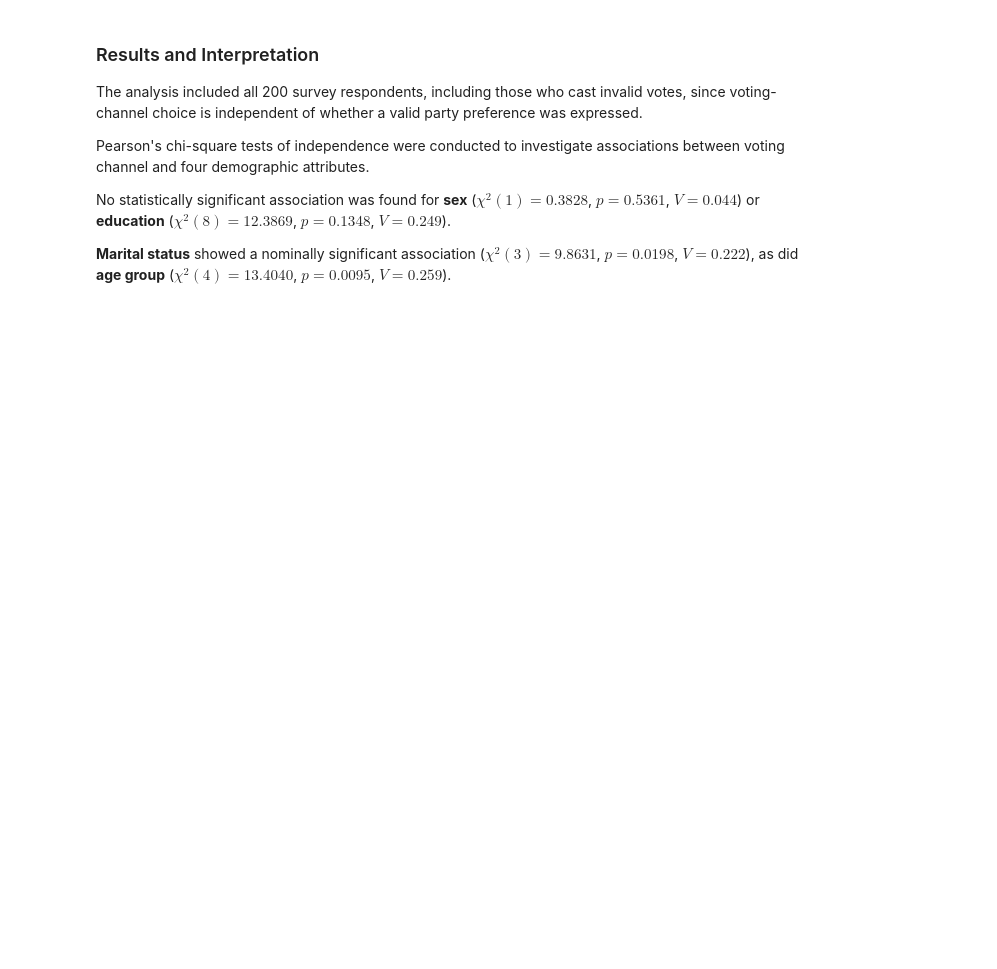
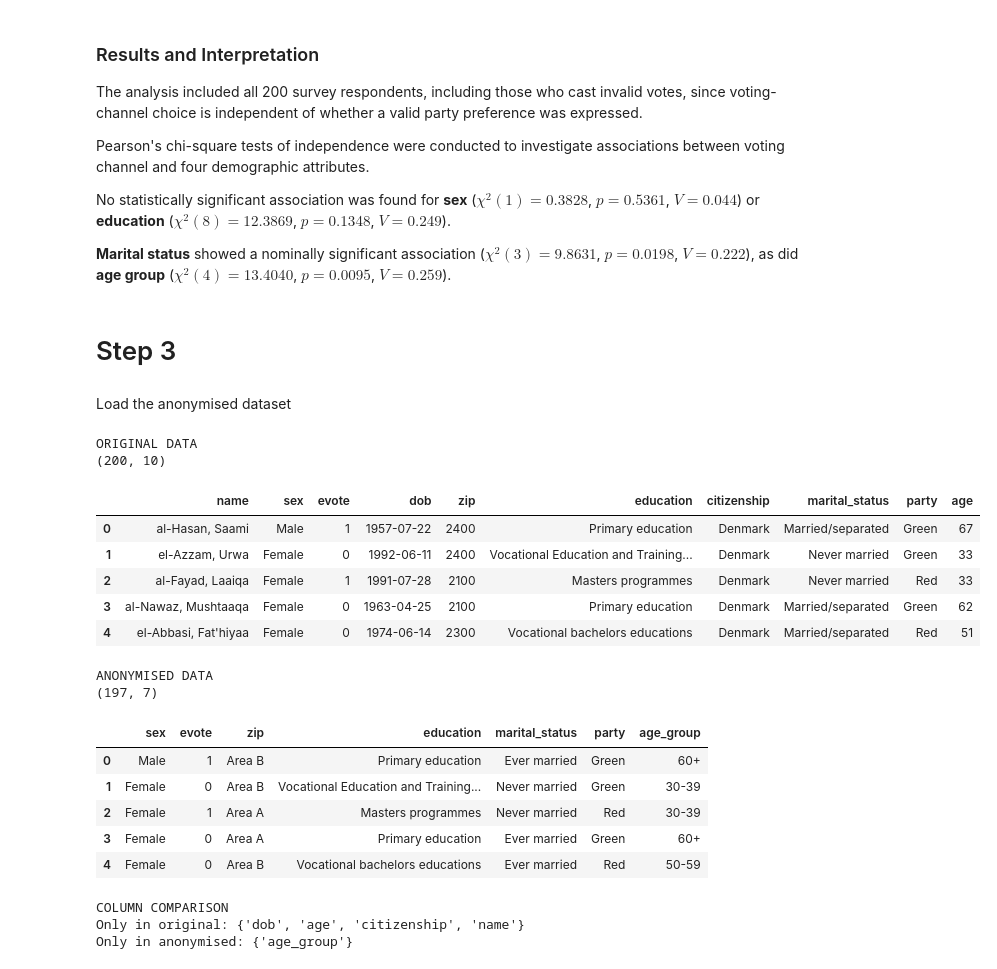
Before and after one commit to askeneye/SecurityPrivacy_FinalProject, a Jupyter notebook: notebooks/eda_analysis.ipynb, the cells around one changed output. Cells and saved outputs as stored; diff of their text form; code cells hidden in the pictures; blank space fills up the shorter version.

Commit message:
Finished step 3

```diff
--- a/notebooks/eda_analysis.ipynb
+++ b/notebooks/eda_analysis.ipynb
@@ -1188,3 +1177,46 @@ Pearson's chi-square tests of independence were conducted to investigate associa
 No statistically significant association was found for **sex** ($\chi^2(1)=0.3828$, $p=0.5361$, $V=0.044$) or **education** ($\chi^2(8)=12.3869$, $p=0.1348$, $V=0.249$).
 
 **Marital status** showed a nominally significant association ($\chi^2(3)=9.8631$, $p=0.0198$, $V=0.222$), as did **age group** ($\chi^2(4)=13.4040$, $p=0.0095$, $V=0.259$).
+# %% [markdown]
+# Step 3
+# %% [markdown]
+Load the anonymised dataset
+# %%
+# Inspect what changed from the privatised data to the anonymized data.
+
+print("ORIGINAL DATA")
+print(private_data.shape)
+display(private_data.head())
+
+
+anonymised_data = pd.read_excel(DATA_DIR / "anonymised_dataH.xlsx")
+print("\nANONYMISED DATA")
+print(anonymised_data.shape)
+display(anonymised_data.head())
+
+print("\nCOLUMN COMPARISON")
+print("Only in original:",
+      set(private_data.columns) - set(anonymised_data.columns))
+
+print("Only in anonymised:",
+      set(anonymised_data.columns) - set(private_data.columns))
+# %% [output]
+ORIGINAL DATA
+(200, 10)
+|  | name | sex | evote | dob | zip | education | citizenship | marital_status | party | age |
+| 0 | al-Hasan, Saami | Male | 1 | 1957-07-22 | 2400 | Primary education | Denmark | Married/separated | Green | 67 |
+| 1 | el-Azzam, Urwa | Female | 0 | 1992-06-11 | 2400 | Vocational Education and Training... | Denmark | Never married | Green | 33 |
+| 2 | al-Fayad, Laaiqa | Female | 1 | 1991-07-28 | 2100 | Masters programmes | Denmark | Never married | Red | 33 |
+| 3 | al-Nawaz, Mushtaaqa | Female | 0 | 1963-04-25 | 2100 | Primary education | Denmark | Married/separated | Green | 62 |
+| 4 | el-Abbasi, Fat'hiyaa | Female | 0 | 1974-06-14 | 2300 | Vocational bachelors educations | Denmark | Married/separated | Red | 51 |
+ANONYMISED DATA
+(197, 7)
+|  | sex | evote | zip | education | marital_status | party | age_group |
+| 0 | Male | 1 | Area B | Primary education | Ever married | Green | 60+ |
+| 1 | Female | 0 | Area B | Vocational Education and Training... | Never married | Green | 30-39 |
+| 2 | Female | 1 | Area A | Masters programmes | Never married | Red | 30-39 |
+| 3 | Female | 0 | Area A | Primary education | Ever married | Green | 60+ |
+| 4 | Female | 0 | Area B | Vocational bachelors educations | Ever married | Red | 50-59 |
+COLUMN COMPARISON
+Only in original: {'dob', 'age', 'citizenship', 'name'}
+Only in anonymised: {'age_group'}
```
Also changed, not shown: parts of 18 cells of this notebook.
